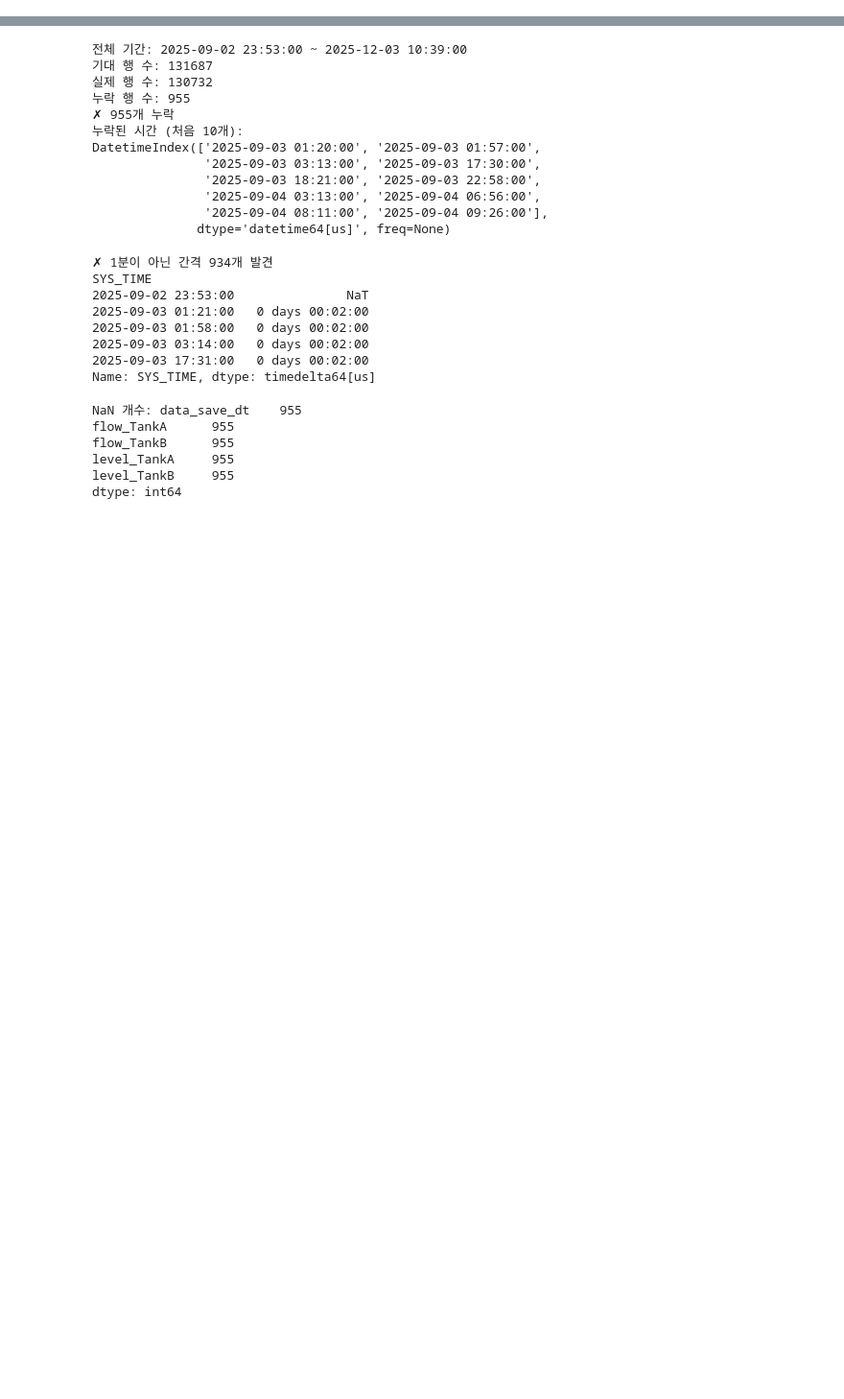
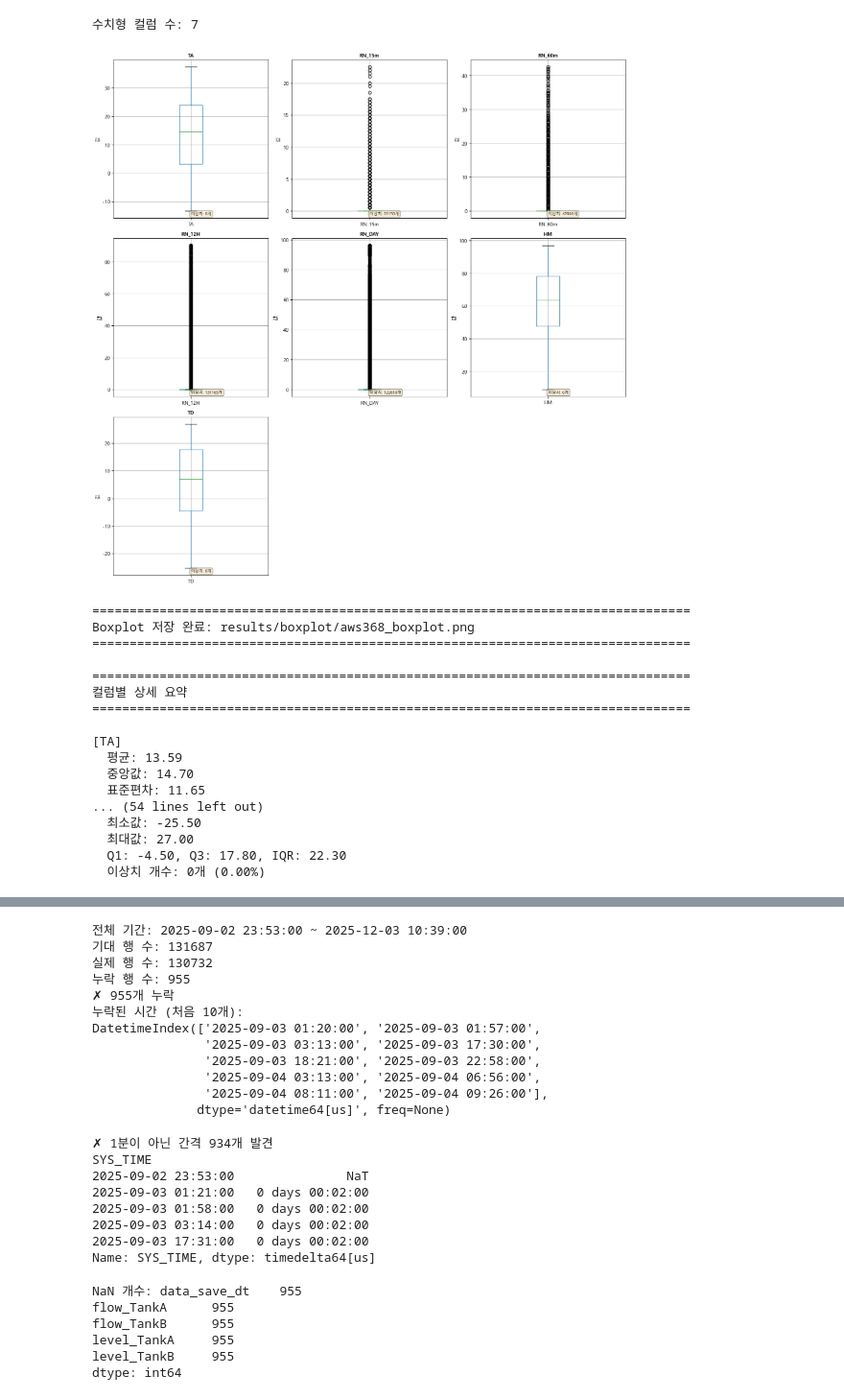
Before and after one commit to choiseungha3123-a11y/project_WWTP, a Jupyter notebook: python/notebook/preprocess/show.ipynb, the cells around one changed output, grey strips where cells are left out. Shown at 96% size. Cells and saved outputs as stored; diff of their text form; code cells hidden in the pictures; blank space fills up the shorter version.

```diff
--- a/python/notebook/preprocess/show.ipynb
+++ b/python/notebook/preprocess/show.ipynb
@@ -58,0 +289,22 @@ weather.head()
+# %%
+create_boxplot(aws368)
+# %% [output]
+수치형 컬럼 수: 7
+[figure, added]
+================================================================================
+Boxplot 저장 완료: results/boxplot/aws368_boxplot.png
+================================================================================
+
+================================================================================
+컬럼별 상세 요약
+================================================================================
+
+[TA]
+  평균: 13.59
+  중앙값: 14.70
+  표준편차: 11.65
+... (54 lines left out)
+  최소값: -25.50
+  최대값: 27.00
+  Q1: -4.50, Q3: 17.80, IQR: 22.30
+  이상치 개수: 0개 (0.00%)
```
Also changed, not shown: parts of 33 cells of this notebook, 16 other files.
